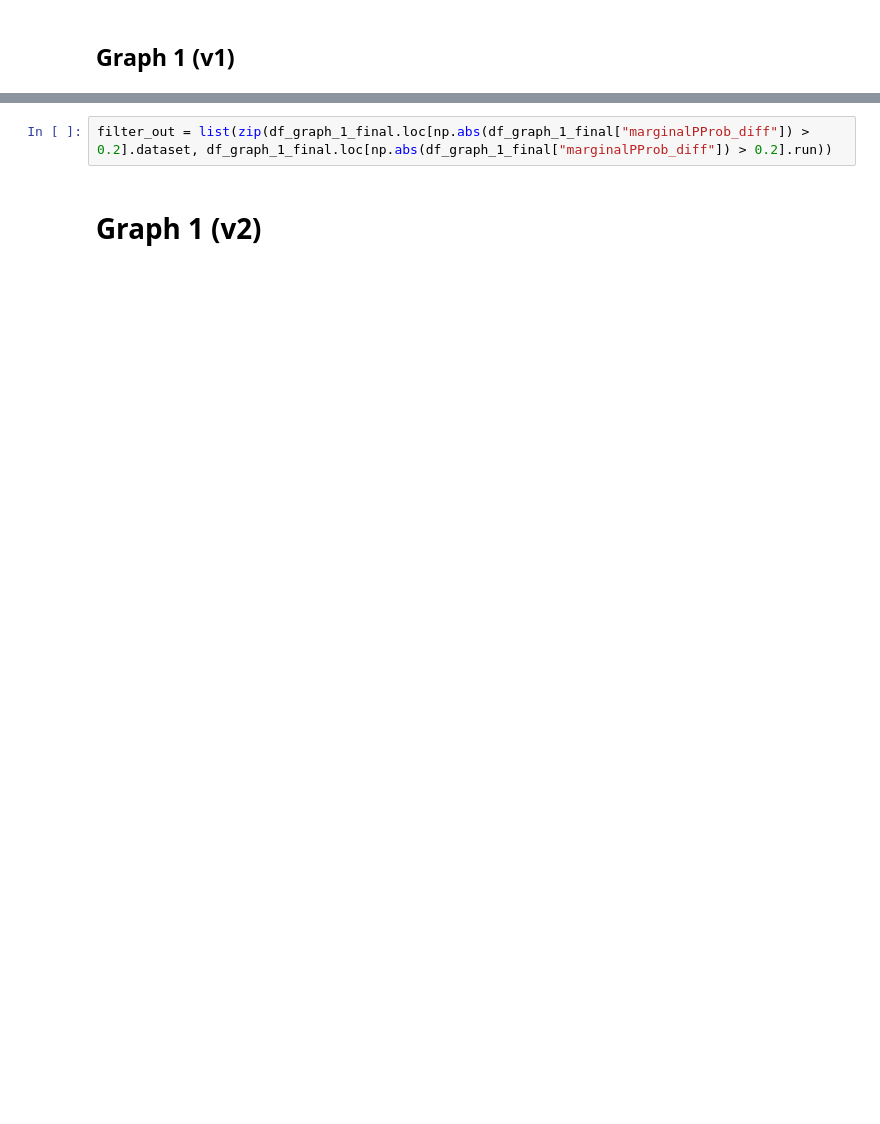
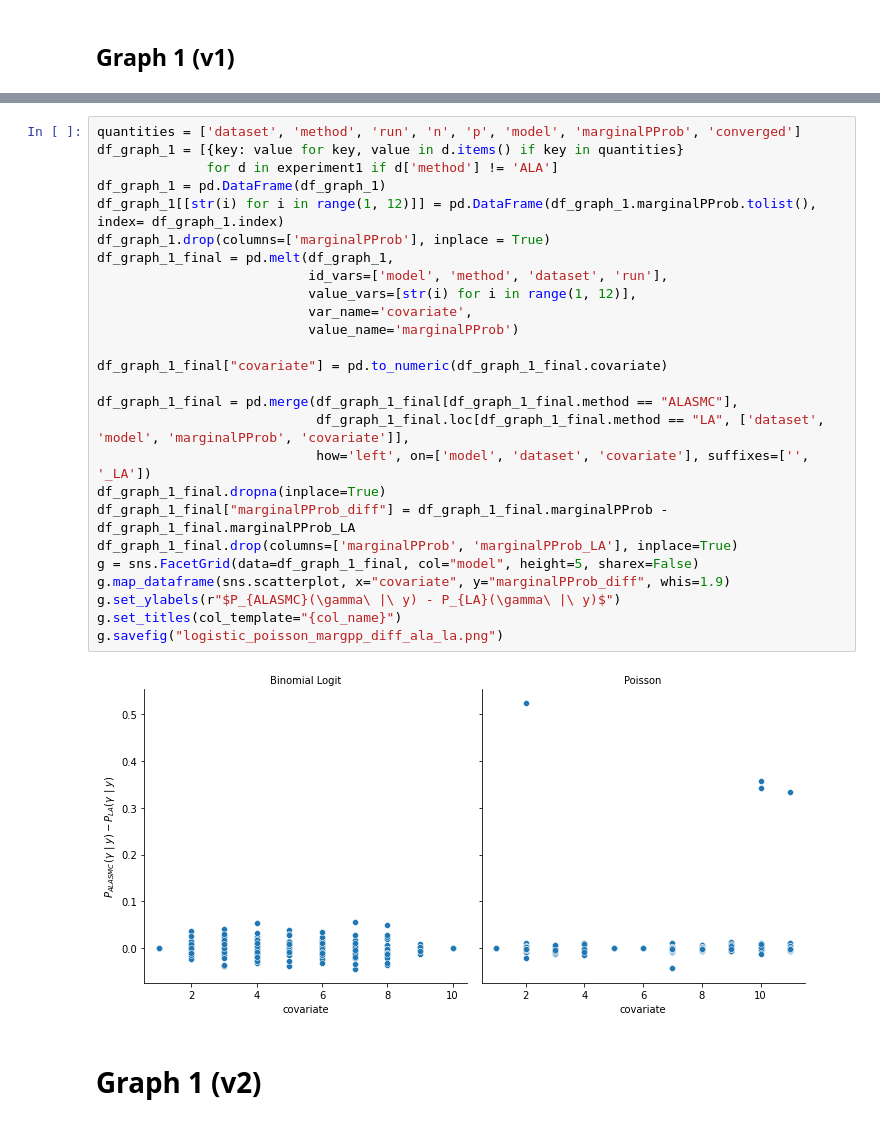
Before and after one commit to antotocar34/masters_project, a Jupyter notebook: experiments/Untitled.ipynb, the cells around one changed output, grey strips where cells are left out. Drawn from its saved outputs; the diff is of its cells as text; blank space fills up the shorter version.

```diff
--- a/experiments/Untitled.ipynb
+++ b/experiments/Untitled.ipynb
@@ -65,4 +61,30 @@ plt.show()
-# %%
-filter_out = list(zip(df_graph_1_final.loc[np.abs(df_graph_1_final["marginalPProb_diff"]) > 0.2].dataset, df_graph_1_final.loc[np.abs(df_graph_1_final["marginalPProb_diff"]) > 0.2].run))
+# %%
+quantities = ['dataset', 'method', 'run', 'n', 'p', 'model', 'marginalPProb', 'converged']
+df_graph_1 = [{key: value for key, value in d.items() if key in quantities}
+              for d in experiment1 if d['method'] != 'ALA']
+df_graph_1 = pd.DataFrame(df_graph_1)
+df_graph_1[[str(i) for i in range(1, 12)]] = pd.DataFrame(df_graph_1.marginalPProb.tolist(), index= df_graph_1.index)
+df_graph_1.drop(columns=['marginalPProb'], inplace = True)
+df_graph_1_final = pd.melt(df_graph_1,
+                           id_vars=['model', 'method', 'dataset', 'run'],
+                           value_vars=[str(i) for i in range(1, 12)],
+                           var_name='covariate',
+                           value_name='marginalPProb')
+
+df_graph_1_final["covariate"] = pd.to_numeric(df_graph_1_final.covariate)
+
+df_graph_1_final = pd.merge(df_graph_1_final[df_graph_1_final.method == "ALASMC"],
+                            df_graph_1_final.loc[df_graph_1_final.method == "LA", ['dataset', 'model', 'marginalPProb', 'covariate']],
+                            how='left', on=['model', 'dataset', 'covariate'], suffixes=['', '_LA'])
+df_graph_1_final.dropna(inplace=True)
+df_graph_1_final["marginalPProb_diff"] = df_graph_1_final.marginalPProb - df_graph_1_final.marginalPProb_LA
+df_graph_1_final.drop(columns=['marginalPProb', 'marginalPProb_LA'], inplace=True)
+g = sns.FacetGrid(data=df_graph_1_final, col="model", height=5, sharex=False)
+g.map_dataframe(sns.scatterplot, x="covariate", y="marginalPProb_diff", whis=1.9)
+g.set_ylabels(r"$P_{ALASMC}(\gamma\ |\ y) - P_{LA}(\gamma\ |\ y)$")
+g.set_titles(col_template="{col_name}")
+g.savefig("logistic_poisson_margpp_diff_ala_la.png")
+# %% [output]
+[figure, added]
 # %% [markdown]
 # Graph 1 (v2)
```
Also changed, not shown: parts of 31 cells of this notebook, 5 other files.
